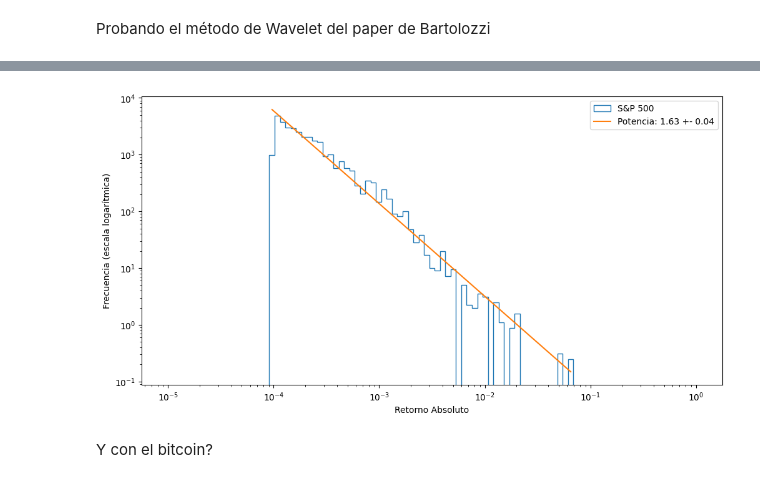
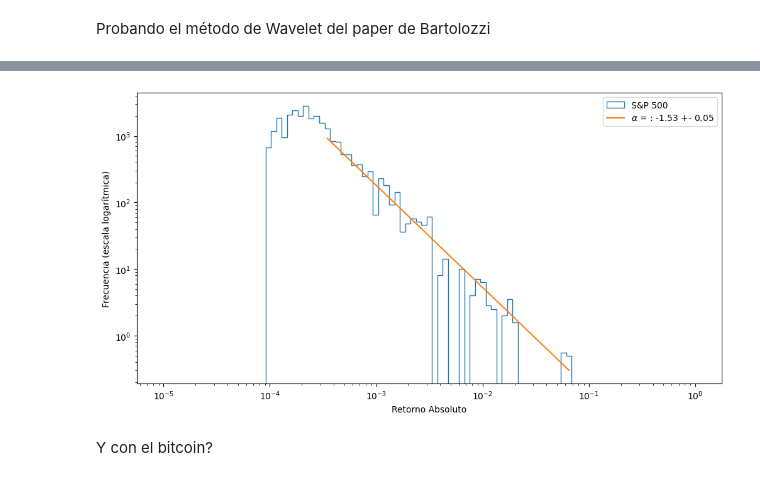
Before and after one commit to lautarogiordano/practicas-complejidad, a Jupyter notebook: p8-criticalidad/criticalidad.ipynb, the cells around one changed output, grey strips where cells are left out. Saved outputs shown, nothing was run; the diff lists cells and outputs as text; code cells hidden in the pictures.

```diff
--- a/p8-criticalidad/criticalidad.ipynb
+++ b/p8-criticalidad/criticalidad.ipynb
@@ -165,7 +165,7 @@ wavelet = 'db4'
 coeffs = pywt.wavedec(log_returns, wavelet)
 
 # Filtra los coeficientes eliminando los de baja energía
-threshold = 0.05 * np.max(coeffs[-1])  # Ajusta este umbral según sea necesario
+threshold = 0.25 * np.max(coeffs[-1])  # Ajusta este umbral según sea necesario
 filtered_coeffs = [pywt.threshold(c, threshold, mode='hard') for c in coeffs]
 
 # Reconstruye la serie temporal filtrada
@@ -211,41 +231,40 @@ tiempos_espera = [
 # %%
-bins = np.logspace(-5, 0, 100)
+nbins = 100
+bins = np.logspace(-5, 0, nbins)
 plt.figure(figsize=(12, 6))
 counts, bins, _ = plt.hist(volumenes, bins=bins, density=True, histtype='step', label="S&P 500")
 
 x = (bins[:-1] + bins[1:]) / 2
 
 # Ajustar una distribución de potencia a los datos
-start = 10
-end = 90
-# plt.axvline(x[start], color='r', linestyle='--', label='Inicio del ajuste')
-# plt.axvline(x[end], color='r', linestyle='--', label='Fin del ajuste')
+start = 30
+end = nbins
 
 x_fit = x[start:end]
 y_fit = counts[start:end]
 
 # Borro los valores 0 para que no haya problemas al hacer el ajuste
 x_fit = x_fit[y_fit > 0]
 y_fit = y_fit[y_fit > 0]
 
 popt, pcov = np.polyfit(np.log(x_fit), np.log(y_fit), 1, cov=True)
 alpha = -popt[0]
 beta = np.exp(popt[1])
 
-plt.plot(x_fit, beta * x_fit ** (-alpha), label=f'Potencia: {alpha:.2f} +- {np.sqrt(pcov[0, 0]):.2f}')
+plt.plot(x_fit, beta * x_fit ** (-alpha), label=r'${\alpha}$ = 'f': {-alpha:.2f} +- {np.sqrt(pcov[0, 0]):.2f}')
 
 plt.legend()
 
 
 plt.xscale("log")
 plt.yscale("log")
 
 plt.xlabel("Retorno Absoluto")
 plt.ylabel("Frecuencia (escala logarítmica)")
 
 plt.show()
 # %% [output]
-[figure, old version]
+[figure, new version]
 # %% [markdown]
 Y con el bitcoin?
 # %%
```
Also changed, not shown: parts of 7 cells of this notebook.
